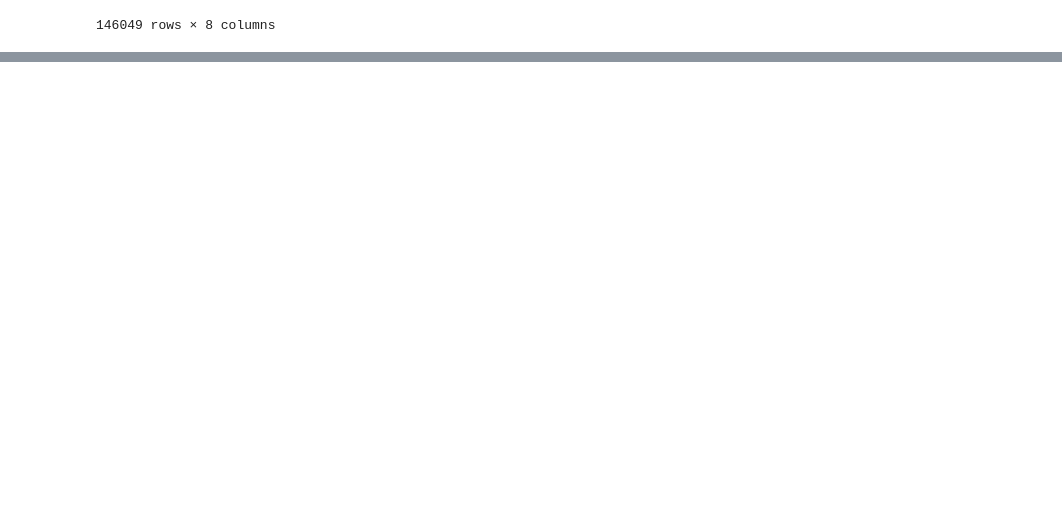
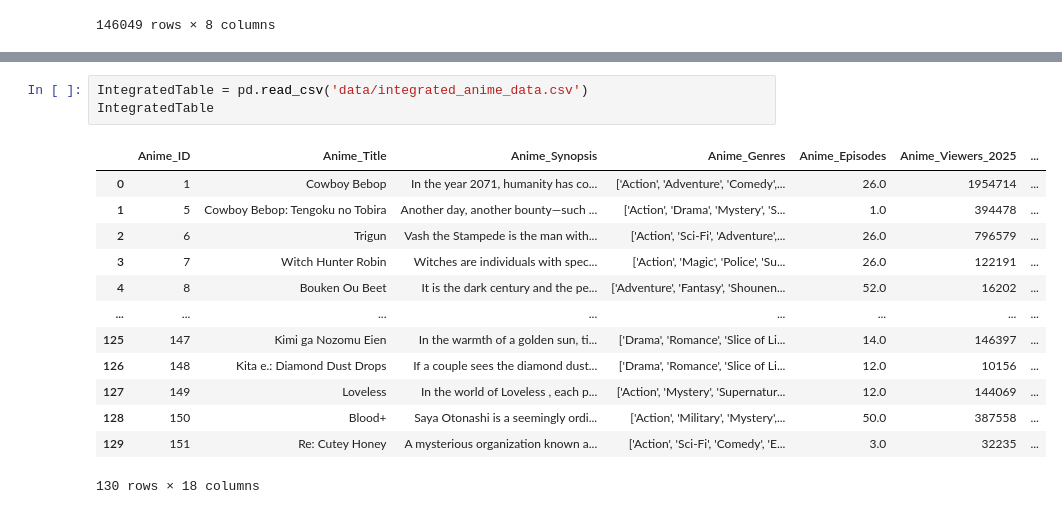
Before and after one commit to illinois-data-curation/is477-sp25-Group-8, a Jupyter notebook: FinalProjectGroup8.ipynb, the cells around one changed output, grey strips where cells are left out. Cells and saved outputs as stored; diff of their text form; blank space fills up the shorter version.

Commit message:
Update the notebook to be ready for data visulization

```diff
--- a/FinalProjectGroup8.ipynb
+++ b/FinalProjectGroup8.ipynb
@@ -53,0 +54,17 @@ Table3_JikanAPI
+# %%
+IntegratedTable = pd.read_csv('data/integrated_anime_data.csv')
+IntegratedTable
+# %% [output]
+|  | Anime_ID | Anime_Title | Anime_Synopsis | Anime_Genres | Anime_Episodes | Anime_Viewers_2025 | ... |
+| 0 | 1 | Cowboy Bebop | In the year 2071, humanity has co... | ['Action', 'Adventure', 'Comedy',... | 26.0 | 1954714 | ... |
+| 1 | 5 | Cowboy Bebop: Tengoku no Tobira | Another day, another bounty—such ... | ['Action', 'Drama', 'Mystery', 'S... | 1.0 | 394478 | ... |
+| 2 | 6 | Trigun | Vash the Stampede is the man with... | ['Action', 'Sci-Fi', 'Adventure',... | 26.0 | 796579 | ... |
+| 3 | 7 | Witch Hunter Robin | Witches are individuals with spec... | ['Action', 'Magic', 'Police', 'Su... | 26.0 | 122191 | ... |
+| 4 | 8 | Bouken Ou Beet | It is the dark century and the pe... | ['Adventure', 'Fantasy', 'Shounen... | 52.0 | 16202 | ... |
+| ... | ... | ... | ... | ... | ... | ... | ... |
+| 125 | 147 | Kimi ga Nozomu Eien | In the warmth of a golden sun, ti... | ['Drama', 'Romance', 'Slice of Li... | 14.0 | 146397 | ... |
+| 126 | 148 | Kita e.: Diamond Dust Drops | If a couple sees the diamond dust... | ['Drama', 'Romance', 'Slice of Li... | 12.0 | 10156 | ... |
+| 127 | 149 | Loveless | In the world of Loveless , each p... | ['Action', 'Mystery', 'Supernatur... | 12.0 | 144069 | ... |
+| 128 | 150 | Blood+ | Saya Otonashi is a seemingly ordi... | ['Action', 'Military', 'Mystery',... | 50.0 | 387558 | ... |
+| 129 | 151 | Re: Cutey Honey | A mysterious organization known a... | ['Action', 'Sci-Fi', 'Comedy', 'E... | 3.0 | 32235 | ... |
+130 rows × 18 columns
```
Also changed, not shown: parts of 1 cell of this notebook, 1 other file.
